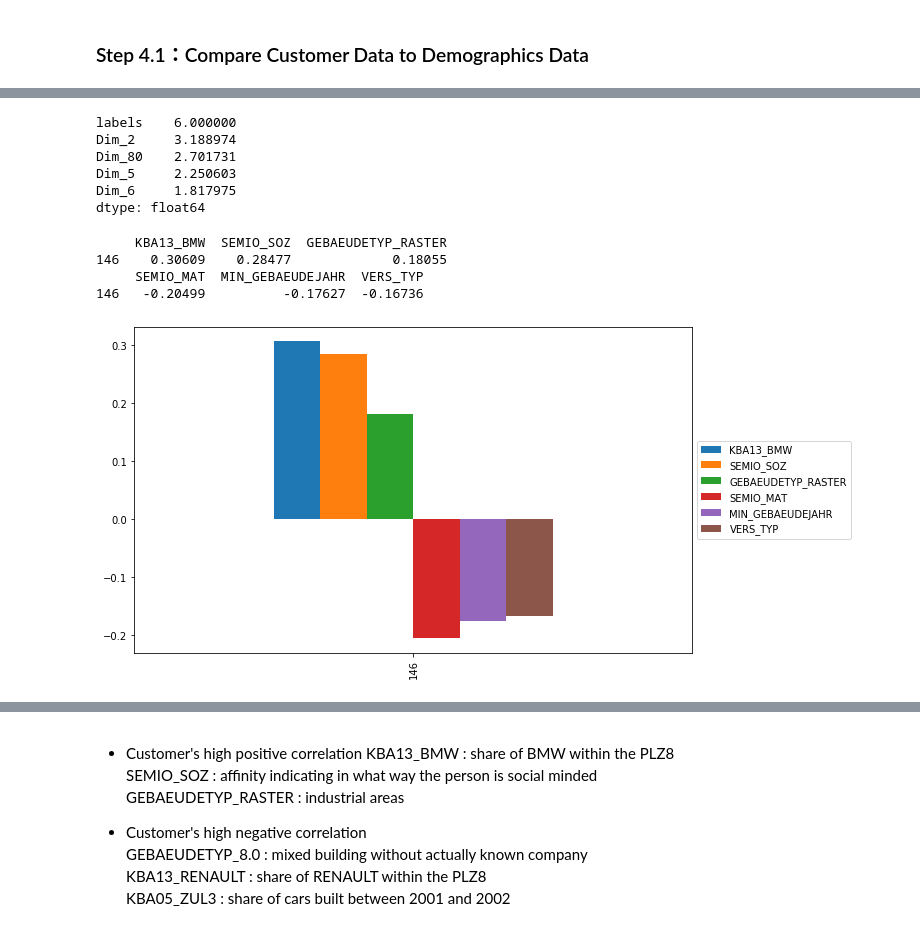
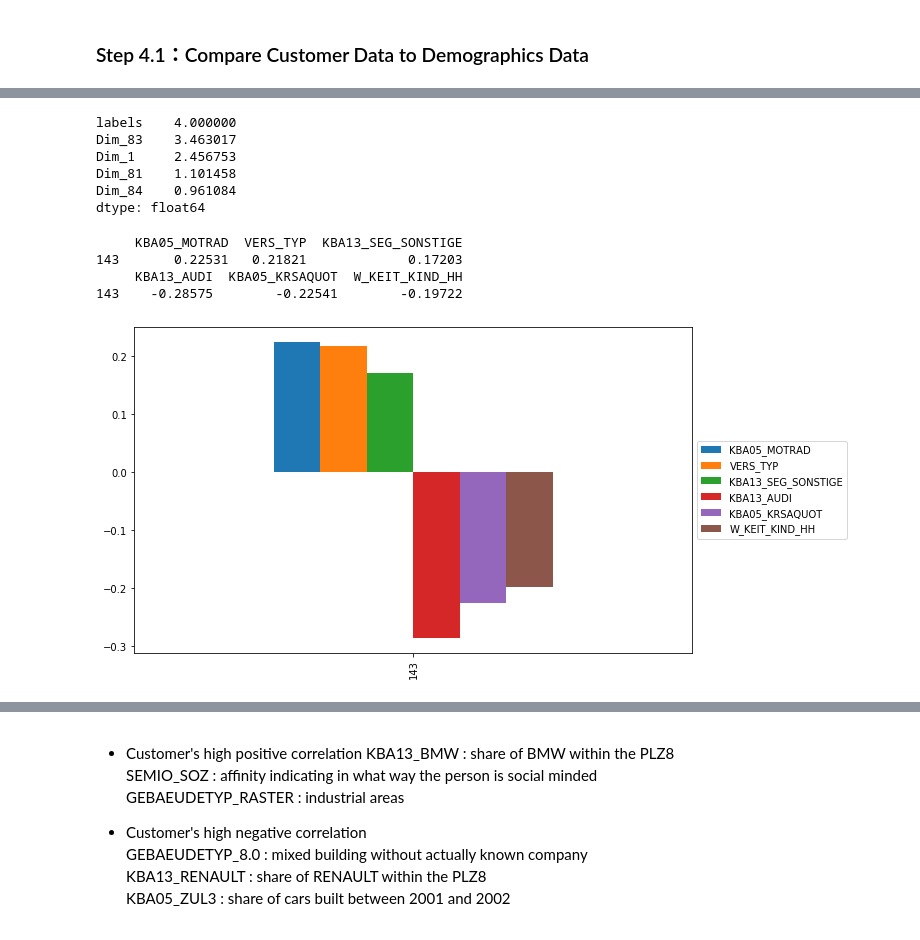
Before and after one commit to helloxms/Capstone-project-Arvato, a Jupyter notebook: Arvato Project Workbook.ipynb, the cells around one changed output, grey strips where cells are left out. Cells and saved outputs as stored; diff of their text form; code cells hidden in the pictures.

```diff
--- a/Arvato Project Workbook.ipynb
+++ b/Arvato Project Workbook.ipynb
@@ -867,20 +923,20 @@ Dim_27     61.150995
 dtype: float64
 # %%
-customerPCA_6 = customerPCA.loc[customerPCA['labels']==6,:]
-customerPCA_6.mean(axis=0).sort_values(ascending=False)[:5]
+customerPCA_4 = customerPCA.loc[customerPCA['labels']==4,:]
+customerPCA_4.mean(axis=0).sort_values(ascending=False)[:5]
 # %% [output]
-labels    6.000000
-Dim_2     3.188974
-Dim_80    2.701731
-Dim_5     2.250603
-Dim_6     1.817975
+labels    4.000000
+Dim_83    3.463017
+Dim_1     2.456753
+Dim_81    1.101458
+Dim_84    0.961084
 dtype: float64
 # %%
-# we select Dim_146
-interpetPCA(pca, customers_cleaned, 146, 3)
+#get dim_143 dim_8
+interpetPCA(pca, customers_cleaned, 143, 3)
 # %% [output]
-     KBA13_BMW  SEMIO_SOZ  GEBAEUDETYP_RASTER
-146    0.30609    0.28477             0.18055
-     SEMIO_MAT  MIN_GEBAEUDEJAHR  VERS_TYP
-146   -0.20499          -0.17627  -0.16736
+     KBA05_MOTRAD  VERS_TYP  KBA13_SEG_SONSTIGE
+143       0.22531   0.21821             0.17203
+     KBA13_AUDI  KBA05_KRSAQUOT  W_KEIT_KIND_HH
+143    -0.28575        -0.22541        -0.19722
-[figure, old version]
+[figure, new version]
```
Also changed, not shown: parts of 47 cells of this notebook.
